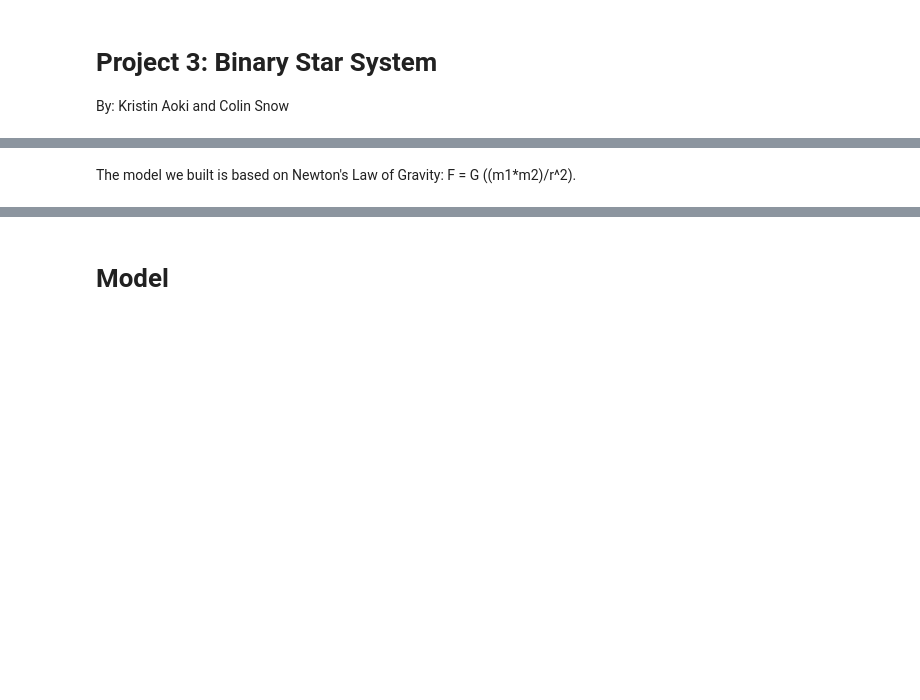
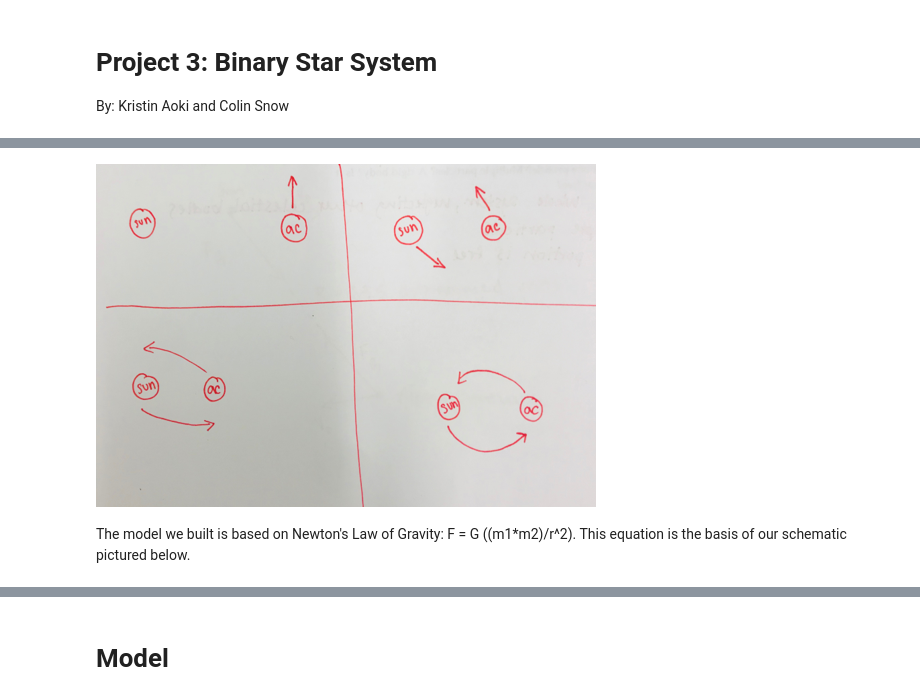
Before and after one commit to KristinAoki/ModSimPy, a Jupyter notebook: code/binarystarsystem.ipynb, the cells around one changed output, grey strips where cells are left out. Drawn from its saved outputs; the diff is of its cells as text; code cells hidden in the pictures; blank space fills up the shorter version.

```diff
--- a/code/binarystarsystem.ipynb
+++ b/code/binarystarsystem.ipynb
@@ -21,2 +22,11 @@ insert image of schematic
+# %%
+import PIL
+from PIL import Image
+im=Image.open("cartoon.jpg")
+size=500,500
+im.thumbnail(size)
+im
+# %% [output]
+[figure, added]
 # %% [markdown]
-The model we built is based on Newton's Law of Gravity: F = G ((m1*m2)/r^2).
+The model we built is based on Newton's Law of Gravity: F = G ((m1*m2)/r^2). This equation is the basis of our schematic pictured below.
```
Also changed, not shown: parts of 47 cells of this notebook.
